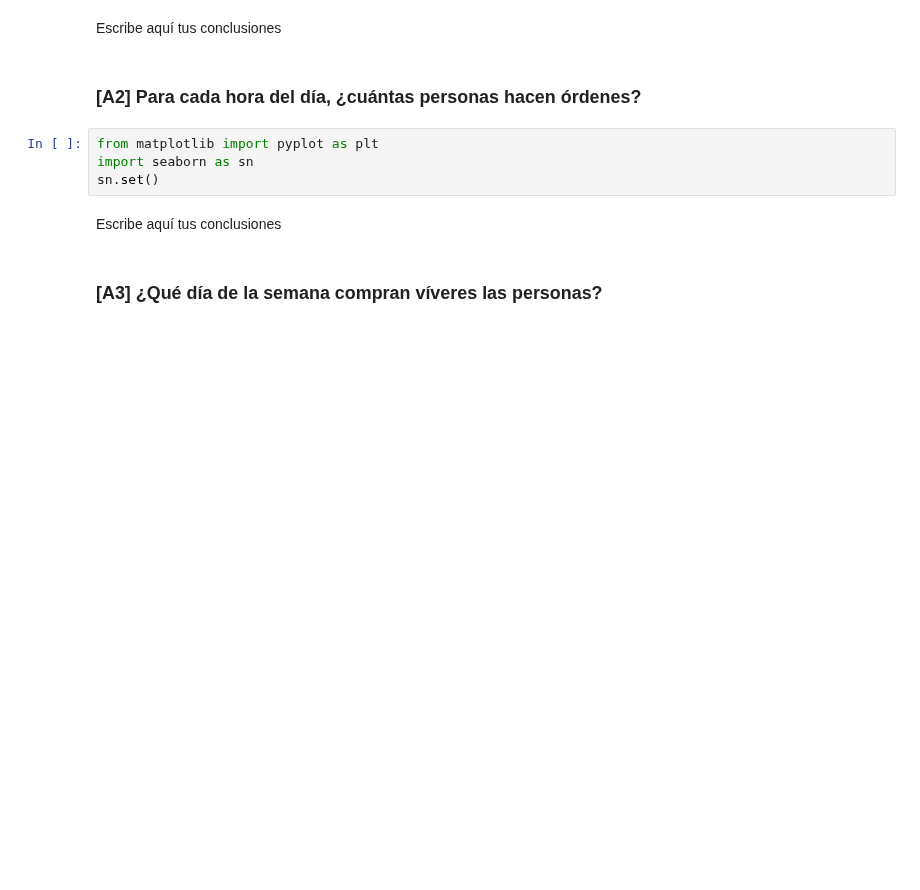
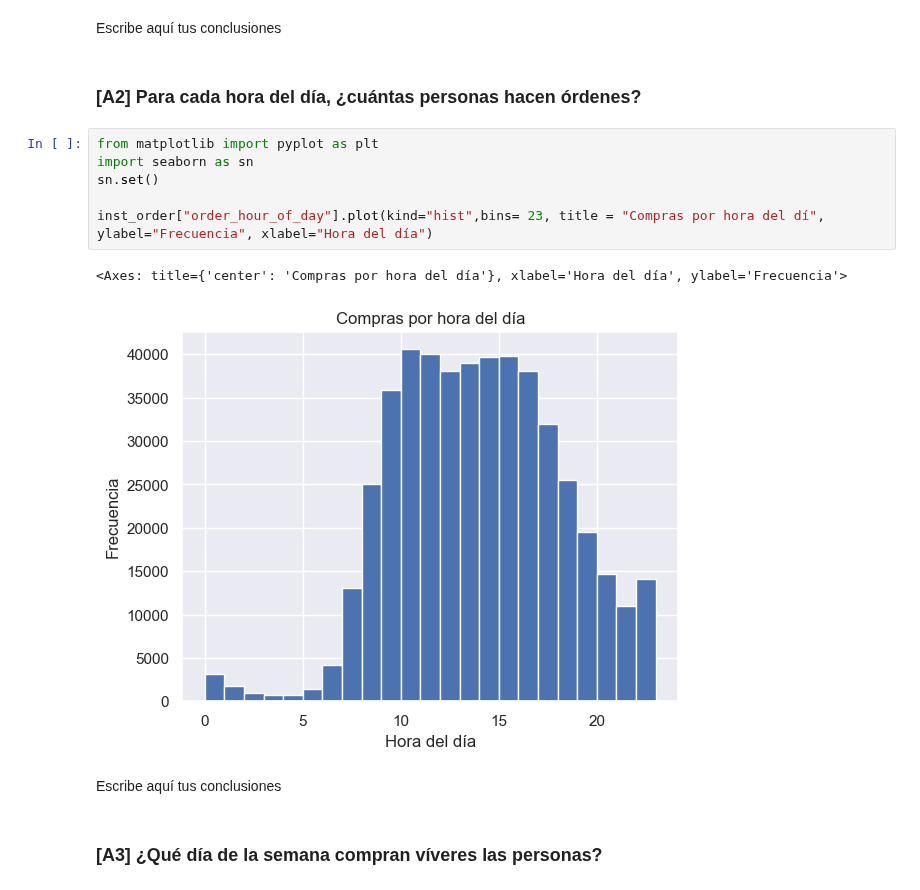
Before and after one commit to hukitan/tripleten, a Jupyter notebook: Proyectos_en_desarrollo/proyecto4/proyecto_4.ipynb, the cells around one changed output. Drawn from its saved outputs; the diff is of its cells as text; blank space fills up the shorter version.

```diff
--- a/Proyectos_en_desarrollo/proyecto4/proyecto_4.ipynb
+++ b/Proyectos_en_desarrollo/proyecto4/proyecto_4.ipynb
@@ -312,7 +553,12 @@ Escribe aquí tus conclusiones
 # %%
 from matplotlib import pyplot as plt
 import seaborn as sn
 sn.set()
+
+inst_order["order_hour_of_day"].plot(kind="hist",bins= 23, title = "Compras por hora del dí", ylabel="Frecuencia", xlabel="Hora del día")
+# %% [output]
+<Axes: title={'center': 'Compras por hora del día'}, xlabel='Hora del día', ylabel='Frecuencia'>
+[figure, added]
 # %% [markdown]
 Escribe aquí tus conclusiones
 # %% [markdown]
```
Also changed, not shown: parts of 34 cells of this notebook.
